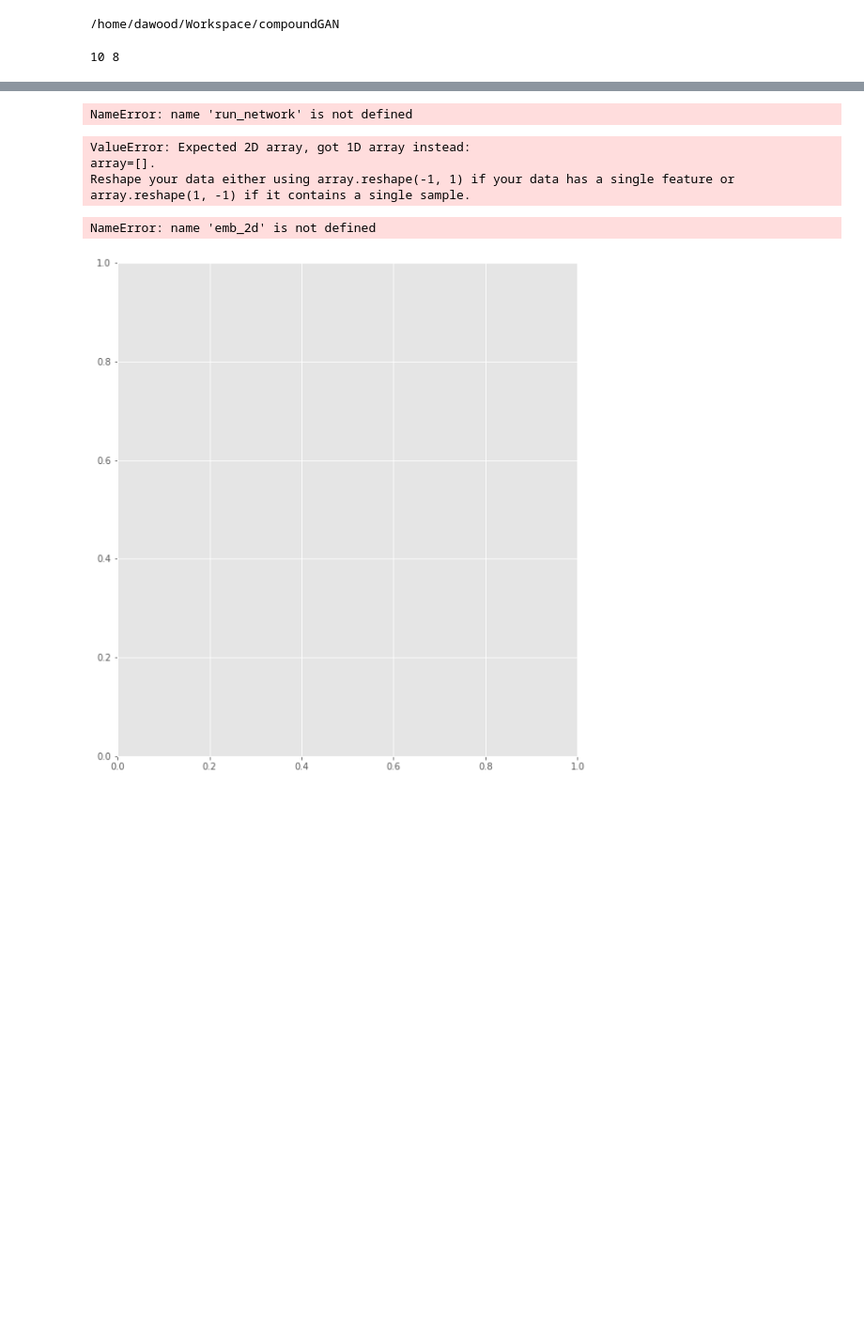
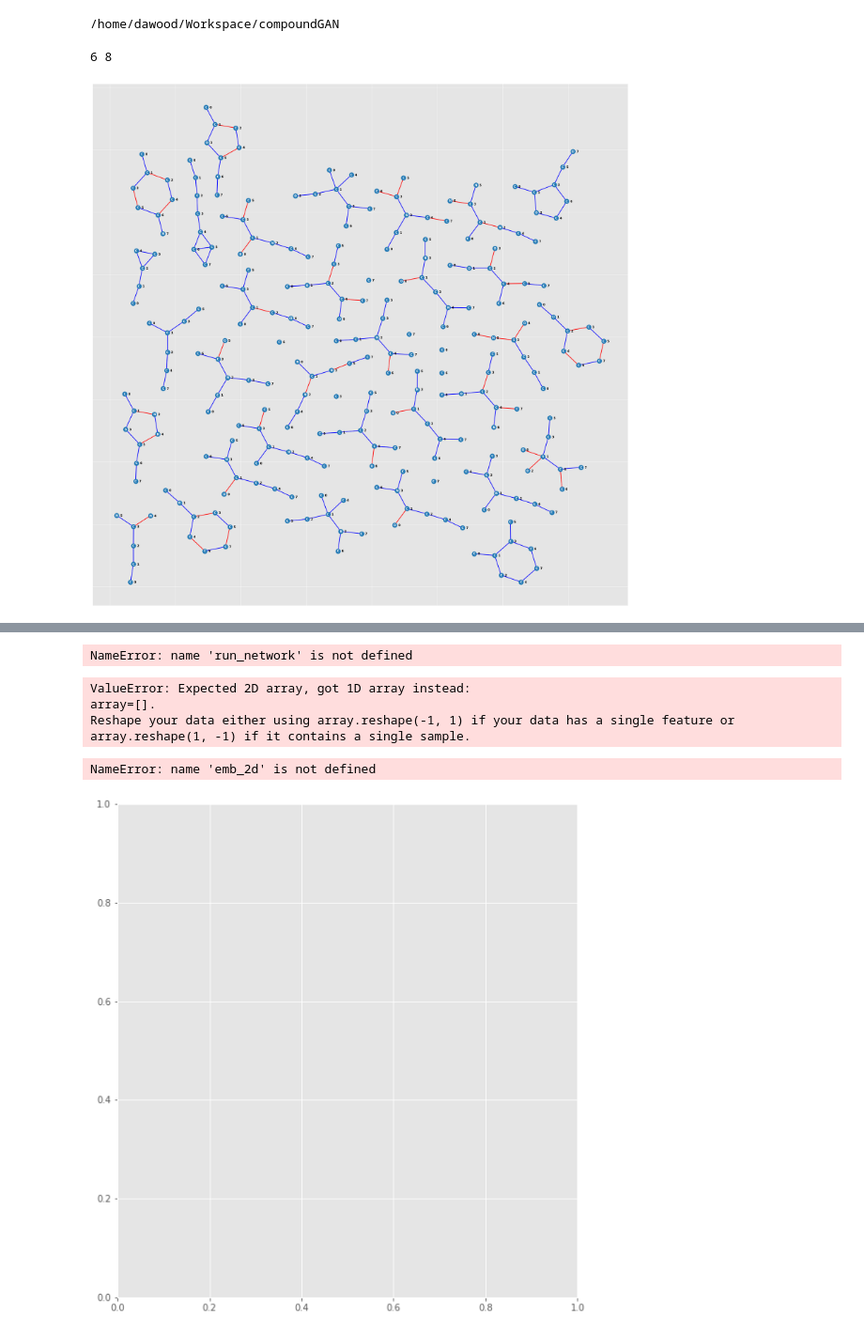
Before and after one commit to dawood95/compoundGAN, a Jupyter notebook: notebooks/model_test.ipynb, the cells around one changed output, grey strips where cells are left out. Shown at 94% size. Drawn from its saved outputs; the diff is of its cells as text; code cells hidden in the pictures; blank space fills up the shorter version.

```diff
--- a/notebooks/model_test.ipynb
+++ b/notebooks/model_test.ipynb
@@ -32,8 +33,9 @@ dataset = ZINC250K('/home/dawood/Datasets/ZINC250K/data.csv')
 state_dict = torch.load('./model.weights')#.weights')
 print(state_dict['epoch'], state_dict['seq_len'])
 seq_len = state_dict['seq_len']
+seq_len = 32 if seq_len == np.inf else seq_len
 # %% [output]
-10 8
+6 8
 # %%
 model = CVAEF([43, 7, 3, 3], [5, 2, 4], 256,
               [256, 256, 256], 0, 1.0, True,)
@@ -41,20 +43,20 @@ model.load_state_dict(state_dict['parameters'])
 model = model.cuda().eval()
 # %%
 def run(smiles):
-    print(smiles)
 
-    mol = Chem.MolFromSmiles(smiles)
+    if len(smiles) > 0:
+        mol = Chem.MolFromSmiles(smiles)
+        G, atom_feats, bond_feats = mol2graph(mol)
+        G.to(torch.device('cuda:0'))
+        mu, var = model.encoder(G)
+        z = model.reparameterize(mu, var).unsqueeze(0)
+    else:
+        z = torch.zeros((32, 256))
+        for i in range(len(z)):
+            z[i] = torch.randn(256)
+        z = z.to(torch.device('cuda:0'))
+        z = model.cnf(z, None, None, True)[0]
 
-    G, atom_feats, bond_feats = mol2graph(mol)
-    G.to(torch.device('cuda:0'))
-
-
-    mu, var = model.encoder(G)
-
-    z = model.reparameterize(mu, var).unsqueeze(0)
-    # z = mu
-    # z = torch.randn_like(z)#.unsqueeze(0)
-    # z = model.cnf(z, None, None, True)[0]
     G = model.decoder(z, seq_len)
 
     #print(G.ndata['feats'][:, :43])
@@ -111,11 +113,15 @@ def run(smiles):
         3: 'g',
         4: 'y'
     }
+#     node_color_map = defaultdict(lambda: 'dimgray')
+#     node_color_map['N'] = 'mediumblue'
+#     node_color_map['O'] = 'tomato'
+#     node_color_map['S'] = 'yellow'
 
     edge_colors = [edge_color_map[v] for k,v in edge_labels.items()]
-    node_colors = [v for k, v in cids.items()]
+    # node_colors = [node_color_map[v] for k, v in node_labels.items()] # v for k, v in cids.items()]
     nx.draw_networkx(G_pred, pos, font_color='w', font_size=10, font_weight='bold',
-                     node_size=256, labels=node_labels, #node_color=node_colors,
+                     node_size=256, labels=node_labels, # node_color=node_colors,
                      edge_color=edge_colors, width=2, cmap=plt.cm.Set1)
 
     node_labels = nx.get_node_attributes(G_pred, 'atom_id')
@@ -142,6 +148,11 @@ def run(smiles):
 # G.to(torch.device('cuda:0'))
 # mu, var = enc(G)
 # run(smiles)
+# %%
+plt.figure(figsize=(32, 32))
+run('')
+# %% [output]
+[figure, added]
 # %%
 idx = torch.randint(len(dataset), (1,))
 smiles = dataset.data[idx]
```
Also changed, not shown: parts of 2 cells of this notebook, 5 other files.
